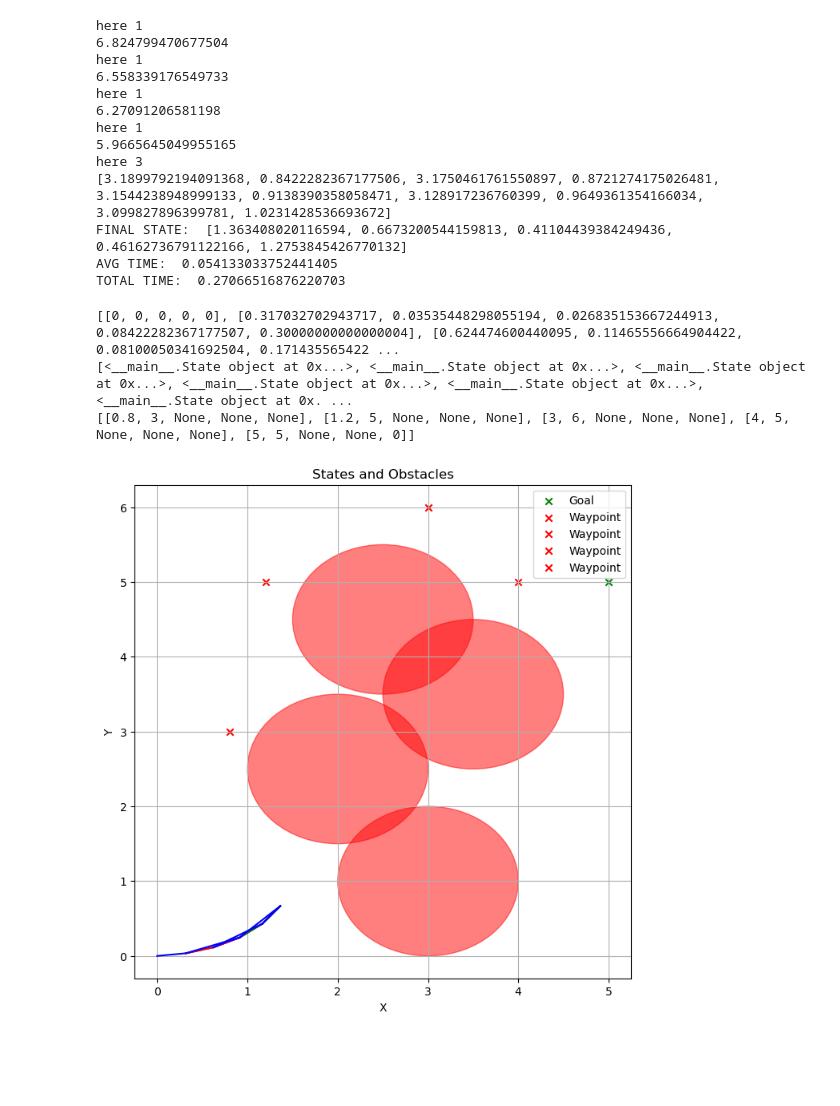
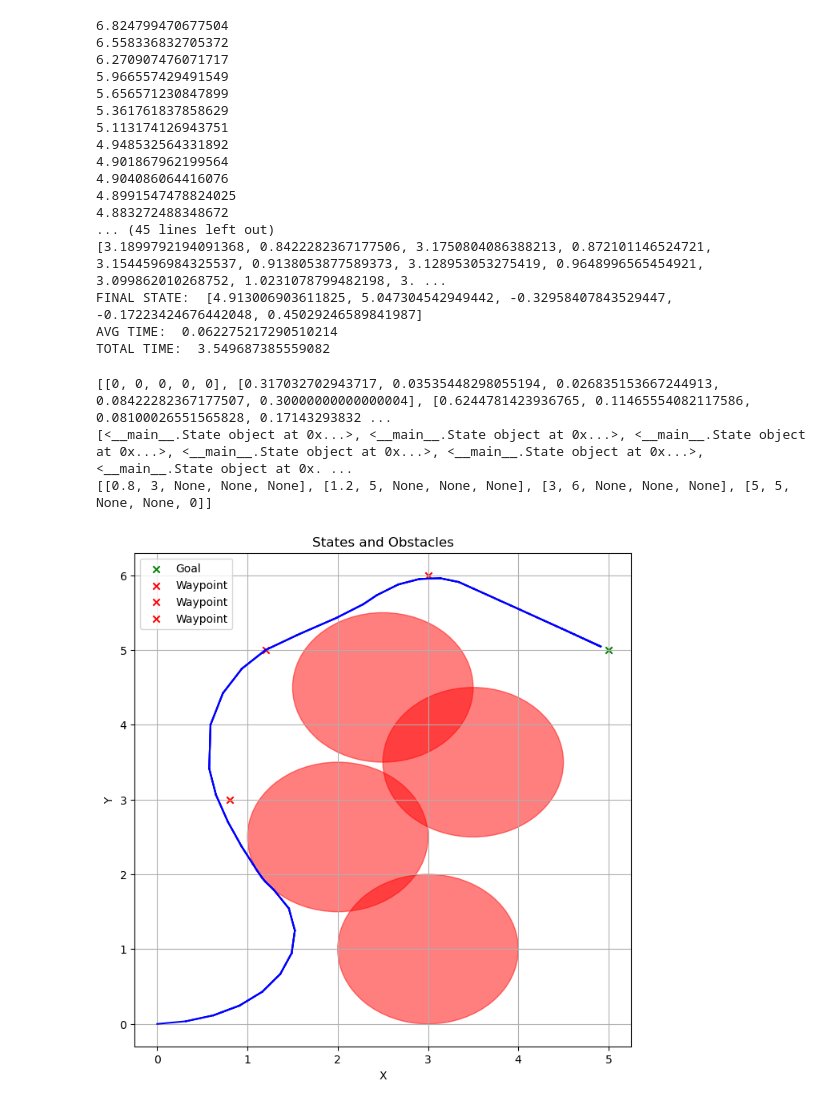
Before and after one commit to cornellev/Local_and_Global_Planning, a Jupyter notebook: local_sim/BicycleKinematics.ipynb, the cells around one changed output. Drawn from its saved outputs; the diff is of its cells as text; code cells hidden in the pictures; blank space fills up the shorter version.

Commit message:
Velocity problem fixed.

```diff
--- a/local_sim/BicycleKinematics.ipynb
+++ b/local_sim/BicycleKinematics.ipynb
@@ -282,12 +332,12 @@ goal_state = State(
     position_bounds=[[-10, 10], [-10, 10]],
     ang_bounds=[None, None],
     st_ang_bounds=[-np.pi/2, np.pi/2],
-    accel_bounds=[-4, 6],
+    accel_bounds=[-2, 3],
     velocity_bounds=[-2, 3]
 )
 
 obstacles = [[2, 2.5, 1], [3, 1, 1], [3.5, 3.5, 1], [2.5, 4.5, 1]]
-waypoints = [[.8, 3, None, None, None], [1.2, 5, None, None, None], [3, 6, None, None, None], [4, 5, None, None, None], [goal_state.position[0], goal_state.position[1], None, None, goal_state.velocity]]
+waypoints = [[.8, 3, None, None, None], [1.2, 5, None, None, None], [3, 6, None, None, None], [goal_state.position[0], goal_state.position[1], None, None, goal_state.velocity]]
 
 # waypoints = [[goal_state.position[0], goal_state.position[1], None, None]]
 
@@ -304,6 +354,7 @@ time_spent = 0
 iters_spent = 0
 
 range_ = .5
+# final_range_ = -goal_state.accel_bounds[0] * (N * dT) * .1
 final_range_ = .1
 
 total_inputs = []
@@ -322,7 +373,14 @@ waypoints_copy = waypoints.copy()
 
 while len(waypoints_copy) > 0:
     start_time = time.time()
+
     optimizer = Optimizer(state.copy(), [State.fromRawState(way) for way in waypoints_copy], range_, dT, N, per_state_cost_function, final_state_cost_function, goal_state, obstacles, [[0, 6], [-np.pi/2, np.pi/2]])
+    optimizer.approaching_final_state = len(waypoints_copy) < 2
+
+    goal_distance = ((state.position[0] - goal_state.position[0])**2 + (state.position[1] - goal_state.position[1])**2)**.5
+
+    if len(waypoints_copy) < 2:
+        optimizer.input_bounds = [[0, (goal_distance)], [-np.pi/2, np.pi/2]]
     # optimal_inputs = optimizer.calculate_optimal_input([2/dT/N, 0], N)
 
     # print("INITIAL INPUT: ", [current_to_waypoint_needed_velocity, current_to_waypoint_needed_steering_angle])
@@ -391,27 +449,28 @@ while len(waypoints_copy) > 0:
         # print(distance)
         if distance < final_range_:
             waypoints_copy = []
-        else:
-            waypoints_copy.pop(0)
-
 print(total_inputs)
 print("FINAL STATE: ", state.raw_state())
 print("AVG TIME: ", time_spent / iters_spent)
 print("TOTAL TIME: ", time_spent)
 # %% [output]
-here 1
 6.824799470677504
-here 1
-6.558339176549733
-here 1
-6.27091206581198
-here 1
-5.9665645049955165
-here 3
-[3.1899792194091368, 0.8422282367177506, 3.1750461761550897, 0.8721274175026481, 3.1544238948999133, 0.9138390358058471, 3.128917236760399, 0.9649361354166034, 3.099827896399781, 1.0231428536693672]
-FINAL STATE:  [1.363408020116594, 0.6673200544159813, 0.41104439384249436, 0.46162736791122166, 1.2753845426770132]
-AVG TIME:  0.054133033752441405
-TOTAL TIME:  0.27066516876220703
+6.558336832705372
+6.270907476071717
+5.966557429491549
+5.656571230847899
+5.361761837858629
+5.113174126943751
+4.948532564331892
+4.901867962199564
+4.904086064416076
+4.8991547478824025
+4.883272488348672
+... (45 lines left out)
+[3.1899792194091368, 0.8422282367177506, 3.1750804086388213, 0.872101146524721, 3.1544596984325537, 0.9138053877589373, 3.128953053275419, 0.9648996565454921, 3.099862010268752, 1.0231078799482198, 3. ...
+FINAL STATE:  [4.913006903611825, 5.047304542949442, -0.32958407843529447, -0.17223424676442048, 0.45029246589841987]
+AVG TIME:  0.062275217290510214
+TOTAL TIME:  3.549687385559082
 # %%
 import matplotlib.pyplot as plt
 
@@ -463,49 +522,50 @@ print(waypoints)
 # for i in range(len(x) - 1):
 #     plt.plot([x[i], x[i+1]], [y[i], y[i+1]], color='blue')
 
-colors = ["blue", "red", "purple", "green", "black"]
+# colors = ["blue", "red", "purple", "green", "black"]
+colors = ["blue"]
 
 for i in x_new:
     for j in range(len(i) - 1):
         plt.plot([i[j], i[j+1]], [y_new[x_new.index(i)][j], y_new[x_new.index(i)][j+1]], color=colors[x_new.index(i)%len(colors)])
 
 # Add a line between each set of states
-for i in range(len(x_new) - 1):
-    plt.plot([x_new[i][-1], x_new[i+1][0]], [y_new[i][-1], y_new[i+1][0]], color='blue')
+# for i in range(len(x_new) - 1):
+#     plt.plot([x_new[i][-1], x_new[i+1][0]], [y_new[i][-1], y_new[i+1][0]], color='blue')
 
 plt.xlabel('X')
 plt.ylabel('Y')
 plt.title('States and Obstacles')
 plt.legend()
 plt.grid(True)
 plt.show()
 
 # # Animate a vehicle moving along the path of states in 'real_states'
 # import matplotlib.pyplot as plt
 # import matplotlib.animation as animation
 
 # fig, ax = plt.subplots()
 # ax.set_xlim(-10, 10)
 # ax.set_ylim(-10, 10)
 # line, = ax.plot([], [], 'o-')
 
 # def init():
 #     line.set_data([], [])
 #     return line,
 
 # def animate(i):
 #     line.set_data(real_states[i].position[0], real_states[i].position[1])
 #     return line,
 
 # ani = animation.FuncAnimation(fig, animate, frames=len(real_states), init_func=init, blit=True)
 
 # Save animation to file
 # ani.save('vehicle_animation.gif', writer='imagemagick', fps=10)
 # %% [output]
-[[0, 0, 0, 0, 0], [0.317032702943717, 0.03535448298055194, 0.026835153667244913, 0.08422282367177507, 0.30000000000000004], [0.624474600440095, 0.11465556664904422, 0.08100050341692504, 0.171435565422 ...
+[[0, 0, 0, 0, 0], [0.317032702943717, 0.03535448298055194, 0.026835153667244913, 0.08422282367177507, 0.30000000000000004], [0.6244781423936765, 0.11465554082117586, 0.08100026551565828, 0.17143293832 ...
 [<__main__.State object at 0x...>, <__main__.State object at 0x...>, <__main__.State object at 0x...>, <__main__.State object at 0x...>, <__main__.State object at 0x...>, <__main__.State object at 0x. ...
-[[0.8, 3, None, None, None], [1.2, 5, None, None, None], [3, 6, None, None, None], [4, 5, None, None, None], [5, 5, None, None, 0]]
+[[0.8, 3, None, None, None], [1.2, 5, None, None, None], [3, 6, None, None, None], [5, 5, None, None, 0]]
-[figure, old version]
+[figure, new version]
 # %%
 import numpy as np
 import matplotlib.pyplot as plt
```
Also changed, not shown: parts of 2 cells of this notebook, 2 other files.
